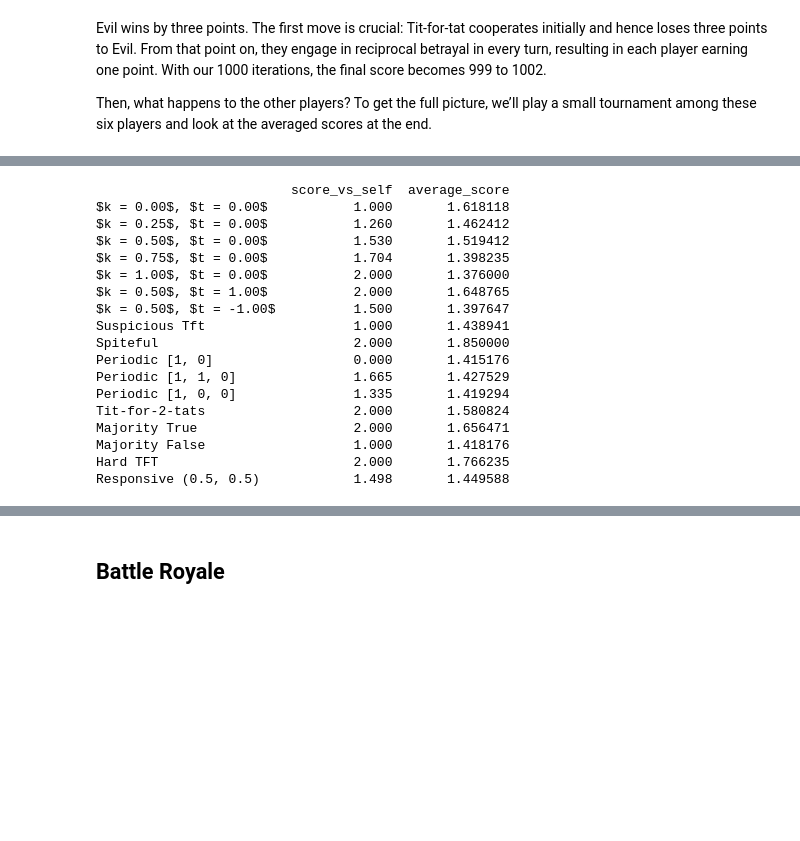
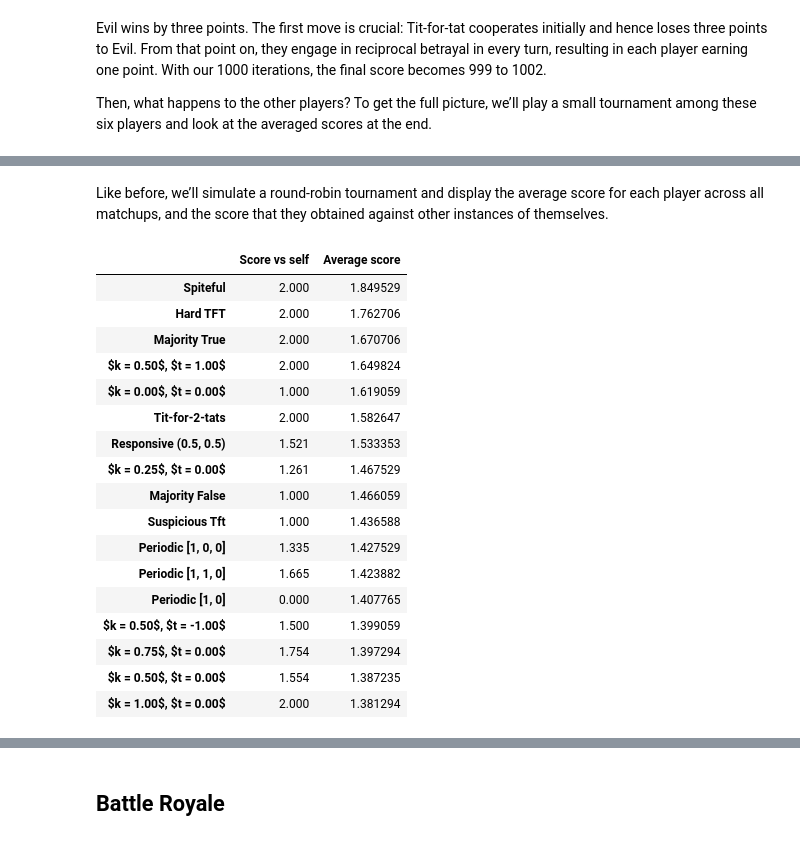
Before and after one commit to davbac/LCP_projects_Y5, a Jupyter notebook: Project.ipynb, the cells around one changed output, grey strips where cells are left out. Drawn from its saved outputs; the diff is of its cells as text; code cells hidden in the pictures; blank space fills up the shorter version.

```diff
--- a/Project.ipynb
+++ b/Project.ipynb
@@ -387,32 +432,36 @@ def init_classed(N):
         pl.append(Player(0.5,0))
 
     return pl
+# %% [markdown]
+Like before, we’ll simulate a round-robin tournament and display the average score for each player across all matchups, and the score that they obtained against other instances of themselves.
 # %%
 players = init_classed(17)
 player_names = [pl.name() for pl in players]
 
 results = tournament(players, 1000)
 results = pd.DataFrame(results,
-                          index=player_names,
-                          columns=player_names)
-#print(results.mean(axis=1))
-print(pd.DataFrame({"score_vs_self":np.diag(results), "average_score":results.mean(axis=1)}, index=player_names))
+                       index=player_names,
+                       columns=player_names)
+data = pd.DataFrame({"Score vs self":np.diag(results),
+                     "Average score":results.mean(axis=1)}, index=player_names)
+data = data.sort_values(["Average score", "Score vs self"], ascending=False)
+data
 # %% [output]
-                         score_vs_self  average_score
-$k = 0.00$, $t = 0.00$           1.000       1.618118
-$k = 0.25$, $t = 0.00$           1.260       1.462412
-$k = 0.50$, $t = 0.00$           1.530       1.519412
-$k = 0.75$, $t = 0.00$           1.704       1.398235
-$k = 1.00$, $t = 0.00$           2.000       1.376000
-$k = 0.50$, $t = 1.00$           2.000       1.648765
-$k = 0.50$, $t = -1.00$          1.500       1.397647
-Suspicious Tft                   1.000       1.438941
-Spiteful                         2.000       1.850000
-Periodic [1, 0]                  0.000       1.415176
-Periodic [1, 1, 0]               1.665       1.427529
-Periodic [1, 0, 0]               1.335       1.419294
-Tit-for-2-tats                   2.000       1.580824
-Majority True                    2.000       1.656471
-Majority False                   1.000       1.418176
-Hard TFT                         2.000       1.766235
-Responsive (0.5, 0.5)            1.498       1.449588
+|  | Score vs self | Average score |
+| Spiteful | 2.000 | 1.849529 |
+| Hard TFT | 2.000 | 1.762706 |
+| Majority True | 2.000 | 1.670706 |
+| $k = 0.50$, $t = 1.00$ | 2.000 | 1.649824 |
+| $k = 0.00$, $t = 0.00$ | 1.000 | 1.619059 |
+| Tit-for-2-tats | 2.000 | 1.582647 |
+| Responsive (0.5, 0.5) | 1.521 | 1.533353 |
+| $k = 0.25$, $t = 0.00$ | 1.261 | 1.467529 |
+| Majority False | 1.000 | 1.466059 |
+| Suspicious Tft | 1.000 | 1.436588 |
+| Periodic [1, 0, 0] | 1.335 | 1.427529 |
+| Periodic [1, 1, 0] | 1.665 | 1.423882 |
+| Periodic [1, 0] | 0.000 | 1.407765 |
+| $k = 0.50$, $t = -1.00$ | 1.500 | 1.399059 |
+| $k = 0.75$, $t = 0.00$ | 1.754 | 1.397294 |
+| $k = 0.50$, $t = 0.00$ | 1.554 | 1.387235 |
+| $k = 1.00$, $t = 0.00$ | 2.000 | 1.381294 |
```
Also changed, not shown: parts of 28 cells of this notebook, 1 other file.
